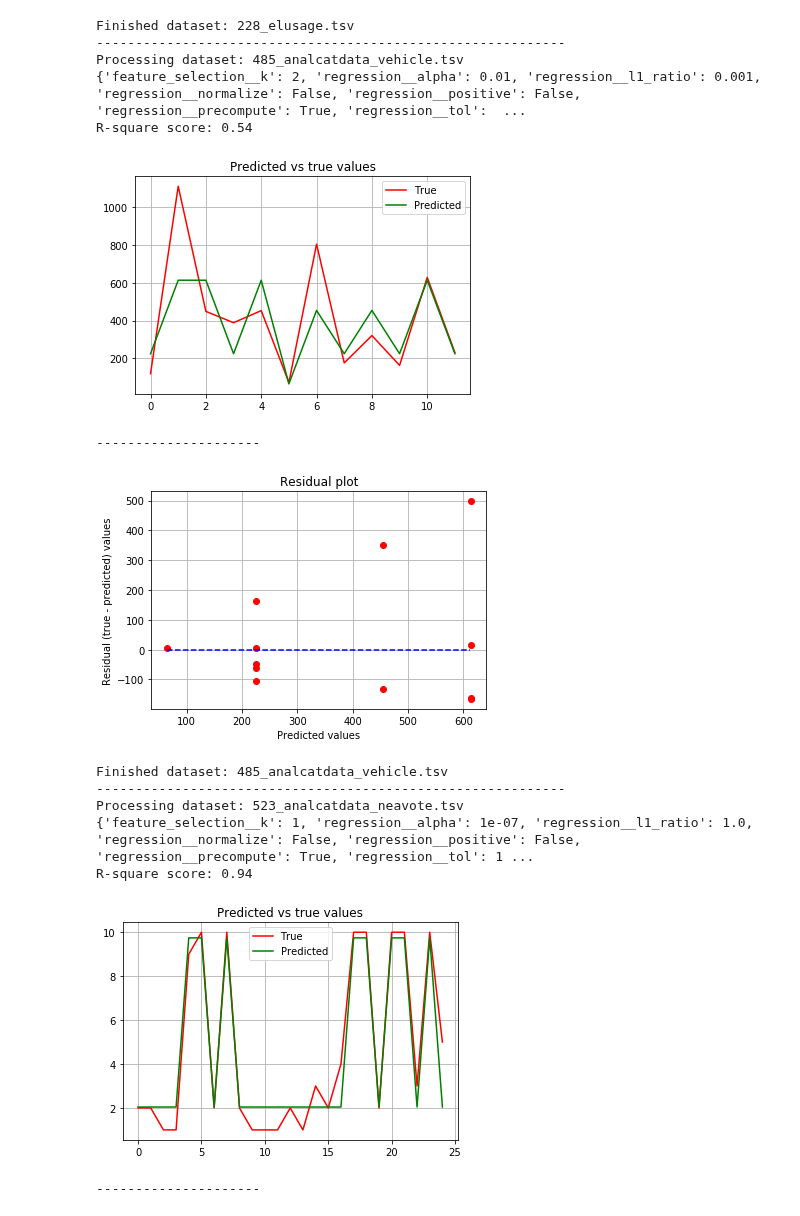
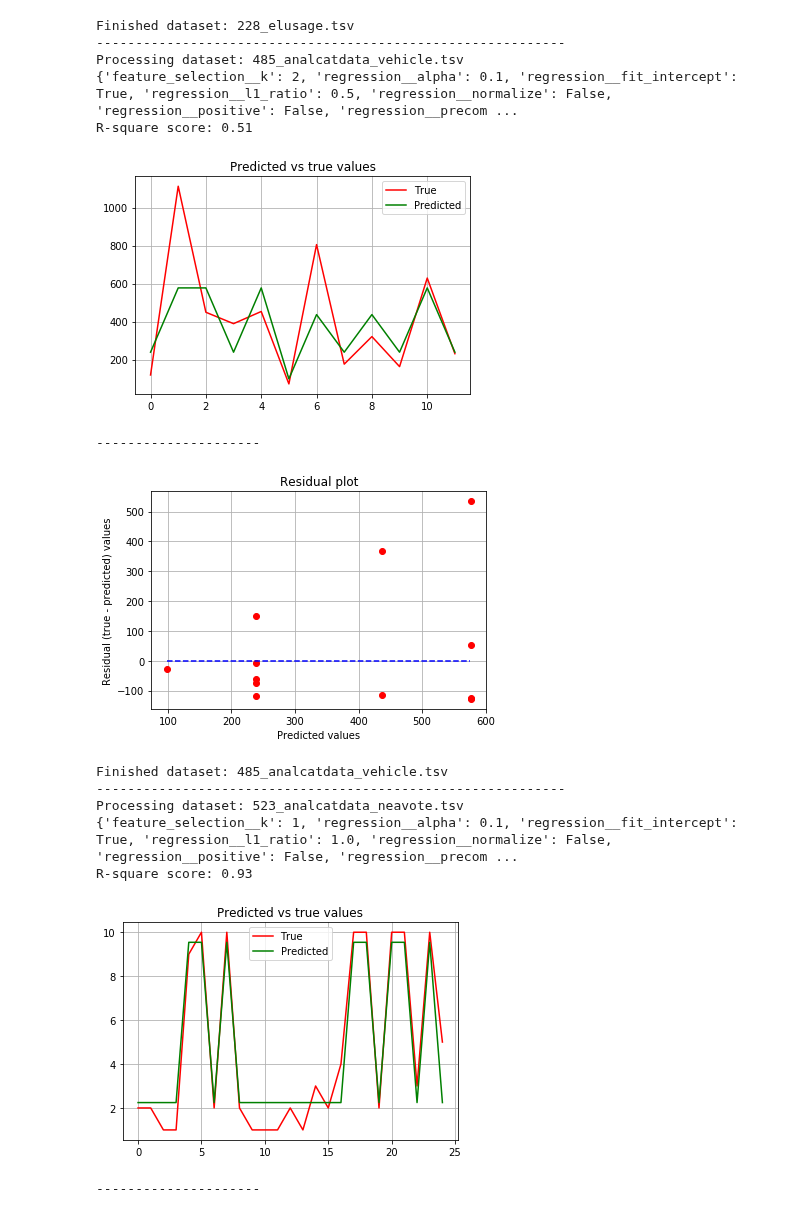
Before and after one commit to anuprulez/pmlb_regression, a Jupyter notebook: analyze_regression_ElasticNet.ipynb, the cells around one changed output. Saved outputs shown, nothing was run; the diff lists cells and outputs as text; code cells hidden in the pictures.

```diff
--- a/analyze_regression_ElasticNet.ipynb
+++ b/analyze_regression_ElasticNet.ipynb
@@ -27,16 +27,14 @@ regressor = Pipeline([
   ('regression', linear_model.ElasticNet())
 ])
 
-
 ard_parameters = [{ \
     'feature_selection__k': [1, 2, 3, 4, 'all'], \
-    'regression__alpha': [0.000001, 0.0001, 0.01, 0.1, 0.5, 1.0], \
-    'regression__l1_ratio': [0.000001, 0.0001, 0.01, 0.1, 0.5, 1.0], \
+    'regression__alpha': [0.1, 0.5, 1.0, 2.0, 3.0], \
+    'regression__l1_ratio': [0.0, 0.0001, 0.01, 0.1, 0.5, 1.0], \
     'regression__normalize': [True, False], \
     'regression__fit_intercept': [True, False], \
     'regression__precompute': [True, False], \
     'regression__positive': [True, False], \
-    'regression__tol':  [0.00001, 0.001, 0.01, 0.1], \
 }]
 
 print('Training started...')
@@ -55,7 +53,7 @@ for d_set in datasets:
     y_train = y_train.values
     y_test = y_test.values
 
-    optimized_regressor = GridSearchCV(regressor, ard_parameters, cv=5, error_score=0)
+    optimized_regressor = GridSearchCV(regressor, ard_parameters, error_score=0)
 
     optimized_regressor.fit(X_train, y_train)
     best_regressor = optimized_regressor.best_estimator_
@@ -64,7 +62,6 @@ for d_set in datasets:
     print(optimized_regressor.best_params_)
     prediction = best_regressor.predict(X_test)
 
-    #mse = np.mean([np.abs(x-y) for x, y in zip(prediction, y_test)])
     r2_square = metrics.r2_score(y_test, prediction)
     r2_scores.append(r2_square)
     residual = y_test - prediction
@@ -109,15 +106,15 @@ R-square score: 0.66
 Finished dataset: 228_elusage.tsv
 ------------------------------------------------------------
 Processing dataset: 485_analcatdata_vehicle.tsv
-{'feature_selection__k': 2, 'regression__alpha': 0.01, 'regression__l1_ratio': 0.001, 'regression__normalize': False, 'regression__positive': False, 'regression__precompute': True, 'regression__tol':  ...
-R-square score: 0.54
+{'feature_selection__k': 2, 'regression__alpha': 0.1, 'regression__fit_intercept': True, 'regression__l1_ratio': 0.5, 'regression__normalize': False, 'regression__positive': False, 'regression__precom ...
+R-square score: 0.51
-[figure, old version]
+[figure, new version]
 ---------------------
-[figure, old version]
+[figure, new version]
 Finished dataset: 485_analcatdata_vehicle.tsv
 ------------------------------------------------------------
 Processing dataset: 523_analcatdata_neavote.tsv
-{'feature_selection__k': 1, 'regression__alpha': 1e-07, 'regression__l1_ratio': 1.0, 'regression__normalize': False, 'regression__positive': False, 'regression__precompute': True, 'regression__tol': 1 ...
-R-square score: 0.94
+{'feature_selection__k': 1, 'regression__alpha': 0.1, 'regression__fit_intercept': True, 'regression__l1_ratio': 1.0, 'regression__normalize': False, 'regression__positive': False, 'regression__precom ...
+R-square score: 0.93
-[figure, old version]
+[figure, new version]
 ---------------------
```
Also changed, not shown: parts of 1 cell of this notebook, 3 other files.
